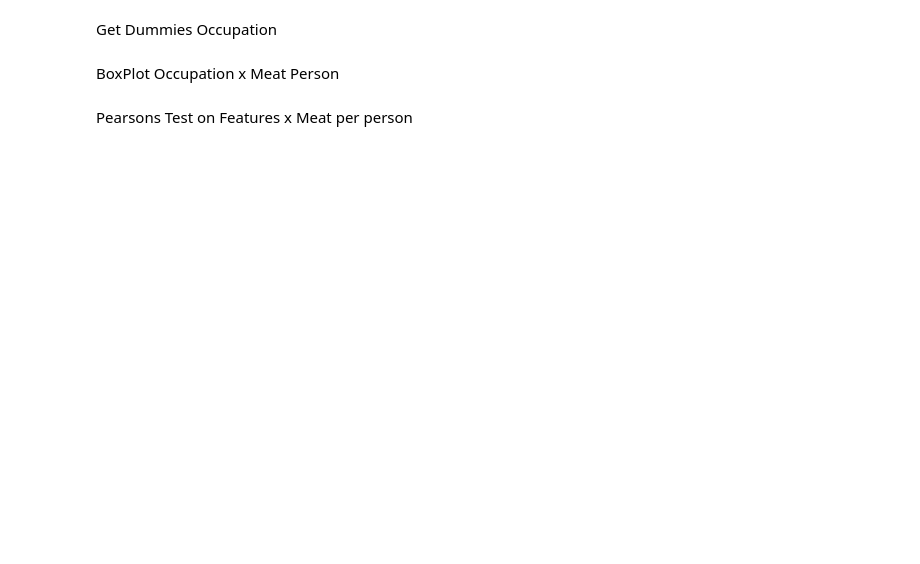
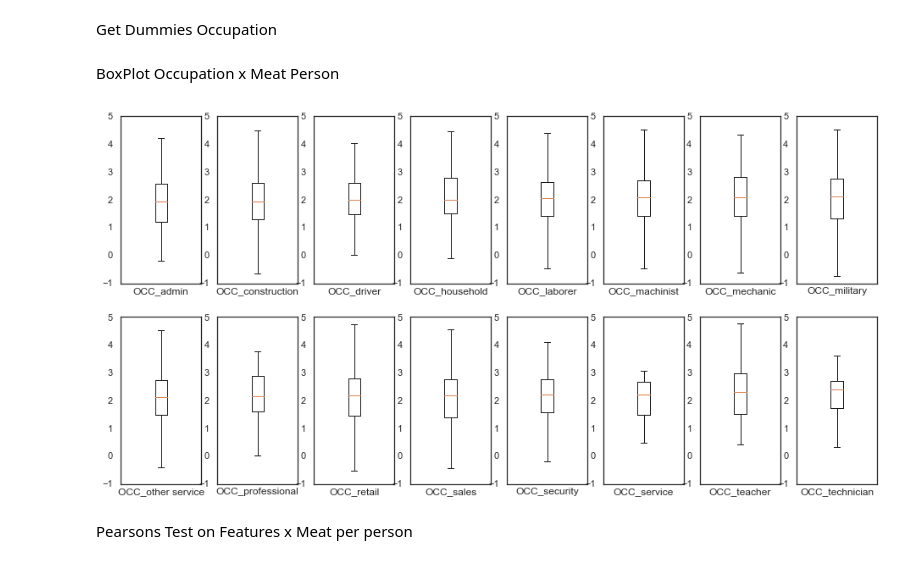
Before and after one commit to Jwdaniel34/Into_the_soyverse, a Jupyter notebook: Expenditure.ipynb, the cells around one changed output. Saved outputs shown, nothing was run; the diff lists cells and outputs as text; code cells hidden in the pictures; blank space fills up the shorter version.

```diff
--- a/Expenditure.ipynb
+++ b/Expenditure.ipynb
@@ -212,2 +200,25 @@ BoxPlot Occupation x Meat Person
+# %%
+import sys
+fig, ax = plt.subplots(2,8, figsize = (16,8))
+
+medians = cex_data.groupby('OCCULIS1').median()['meat_log'].to_dict()
+medians = {'OCC_' + k: v for k, v in medians.items()}
+medians = sorted(medians.items(), key=lambda x: x[1])
+[ax.flat[idx].boxplot(cex_data[(cex_data[occupation] == 1) & (cex_data['meat_per_person'] > 0)]['meat_log'], sym='') \
+    for idx, (occupation, log_of_median_meat_spend) in enumerate(medians) for axis in ax]
+
+y_limits = []
+for idx in range(len(occ_df.columns)):
+    y_limits.append(ax.flat[idx].get_ylim())
+min_y = min([limit[0] for limit in y_limits])
+max_y = max([limit[1] for limit in y_limits])
+for axis, job in zip(ax.flat, occ_df.columns):
+    axis.set_xlabel(job)
+    axis.set_xticks([])
+    axis.set_ylim(min_y, max_y)
+
+plt.show()
+# %% [output]
+[figure, added]
 # %% [markdown]
 Pearsons Test on Features x Meat per person
```
Also changed, not shown: parts of 34 cells of this notebook, 1 other file.
